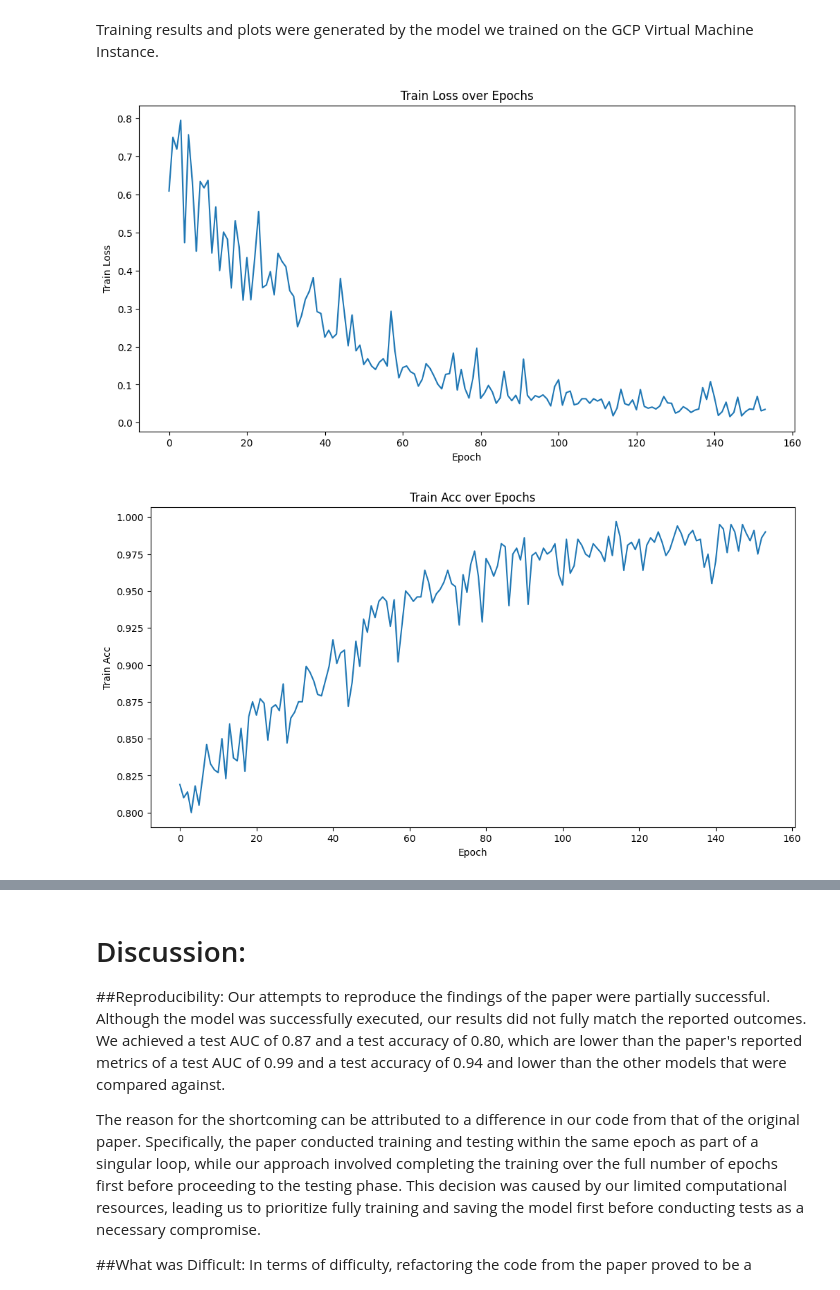
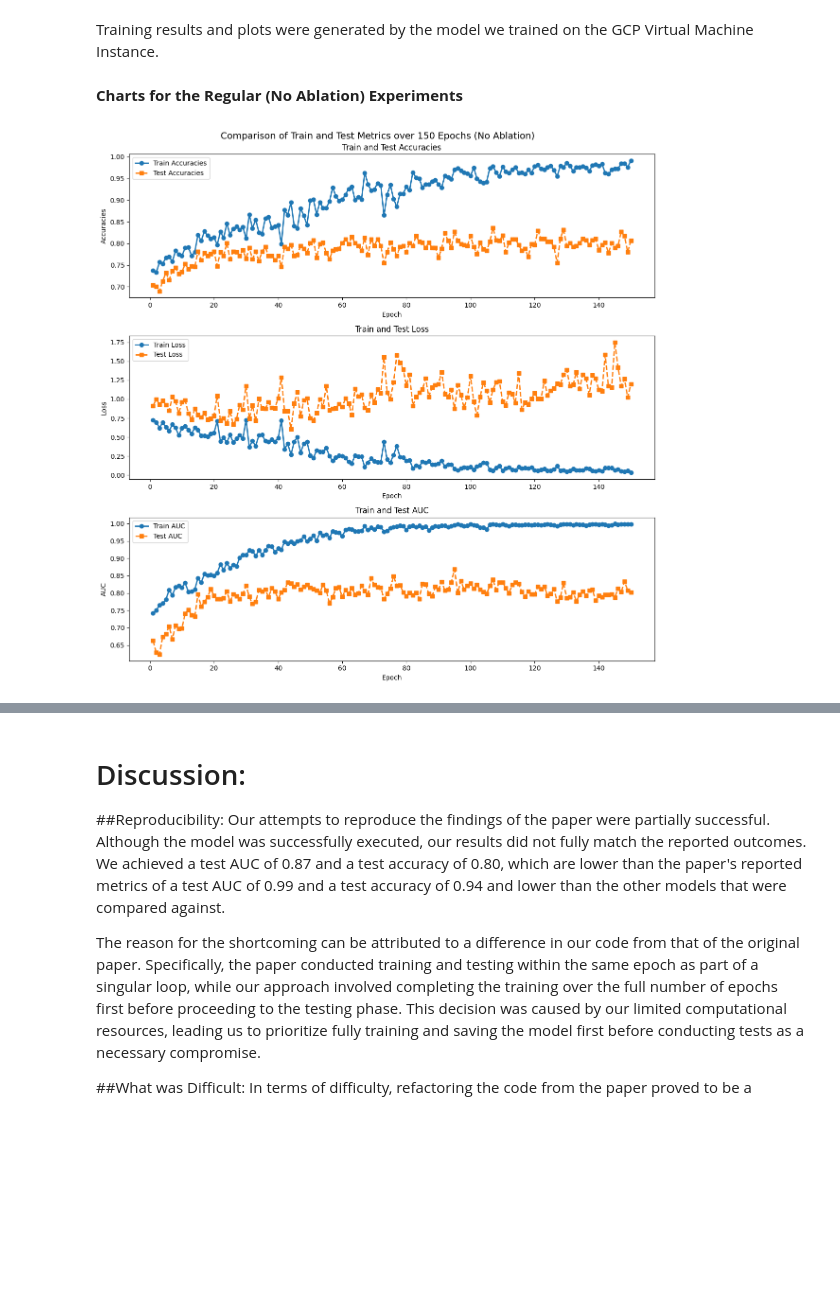
Before and after one commit to edwardzhu0211/AI-based-COVID-19-Detection-From-CT-Scans, a Jupyter notebook: DL4H_Team_36.ipynb, the cells around one changed output, grey strips where cells are left out. Drawn from its saved outputs; the diff is of its cells as text; code cells hidden in the pictures; blank space fills up the shorter version.

Commit message:
added charts for other metrics

```diff
--- a/DL4H_Team_36.ipynb
+++ b/DL4H_Team_36.ipynb
@@ -523,24 +505,0 @@ for line in lines:
-# %%
-data = [float(x) for x in train_losses]
-x = list(range(len(data)))
-
-plt.figure(figsize=(12, 6))
-plt.plot(x, data)
-plt.xlabel('Epoch')
-plt.ylabel('Train Loss')
-plt.title('Train Loss over Epochs')
-plt.show()
-# %% [output]
-[figure, removed]
-# %%
-data = [float(x) for x in train_accuracies]
-x = list(range(len(data)))
-
-plt.figure(figsize=(12, 6))
-plt.plot(x, data)
-plt.xlabel('Epoch')
-plt.ylabel('Train Acc')
-plt.title('Train Acc over Epochs')
-plt.show()
-# %% [output]
-[figure, removed]
@@ -546,0 +540,36 @@ plt.show()
+# %% [markdown]
+**Charts for the Regular (No Ablation) Experiments**
+# %%
+import matplotlib.pyplot as plt
+
+train_losses, test_losses, train_accuracies, test_accuracies, train_auc, test_auc = parseLogFile('./1st.log')
+fig, (ax1, ax2, ax3) = plt.subplots(3, 1, figsize=(12, 12))
+x = [x for x in range(1,151)]
+fig.suptitle('Comparison of Train and Test Metrics over 150 Epochs (No Ablation)', fontsize=14)
+
+
+ax1.plot(x, train_accuracies, label='Train Accuracies', marker='o', linewidth=2)
+ax1.plot(x, test_accuracies, label='Test Accuracies', marker='s', linestyle='--', linewidth=2)
+ax1.set_xlabel('Epoch')
+ax1.set_ylabel('Accuracies')
+ax1.set_title('Train and Test Accuracies')
+ax1.legend()
+
+ax2.plot(x, train_losses, label='Train Loss', marker='o', linewidth=2)
+ax2.plot(x, test_losses, label='Test Loss', marker='s', linestyle='--', linewidth=2)
+ax2.set_xlabel('Epoch')
+ax2.set_ylabel('Loss')
+ax2.set_title('Train and Test Loss')
+ax2.legend()
+
+ax3.plot(x, train_auc, label='Train AUC', marker='o', linewidth=2)
+ax3.plot(x, test_auc, label='Test AUC', marker='s', linestyle='--', linewidth=2)
+ax3.set_xlabel('Epoch')
+ax3.set_ylabel('AUC')
+ax3.set_title('Train and Test AUC')
+ax3.legend()
+
+plt.tight_layout()
+plt.show()
+# %% [output]
+[figure, added]
```
Also changed, not shown: parts of 9 cells of this notebook.
